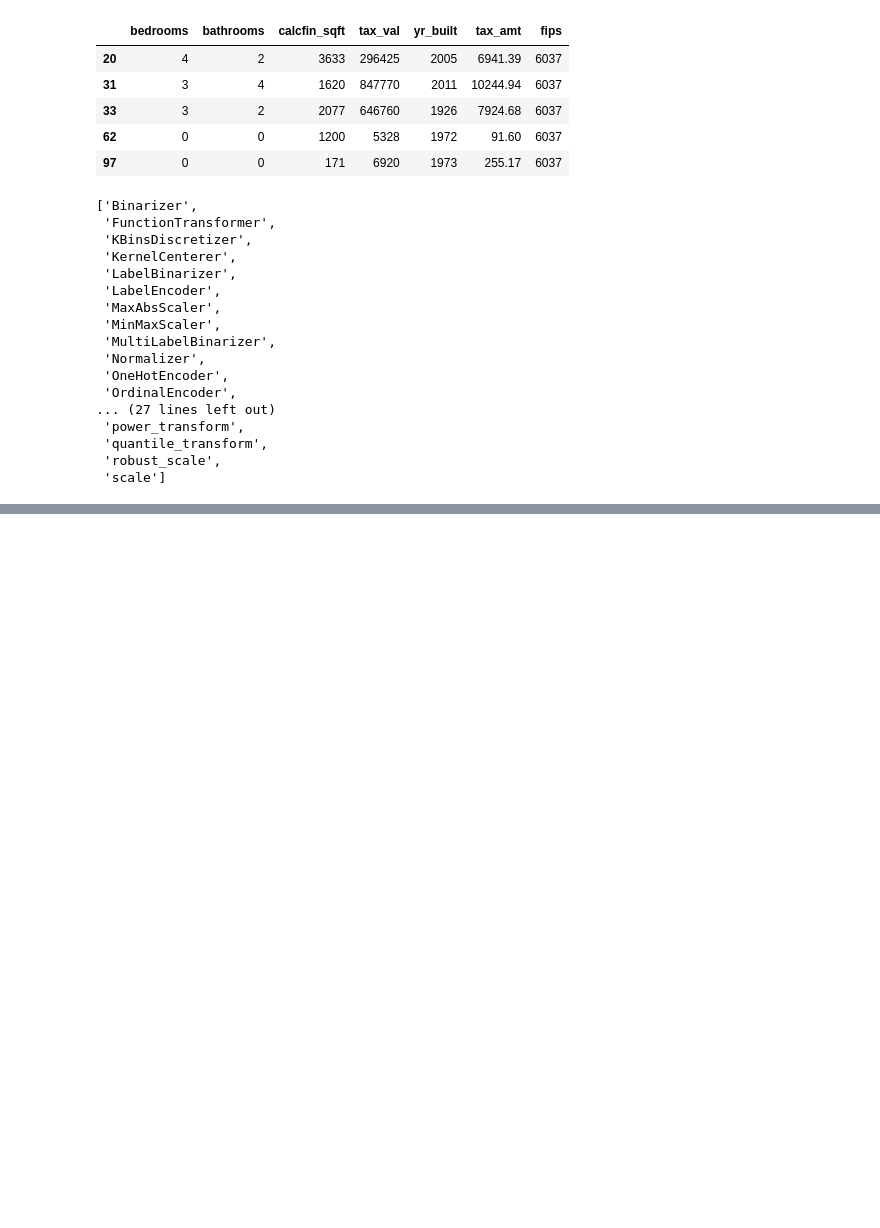
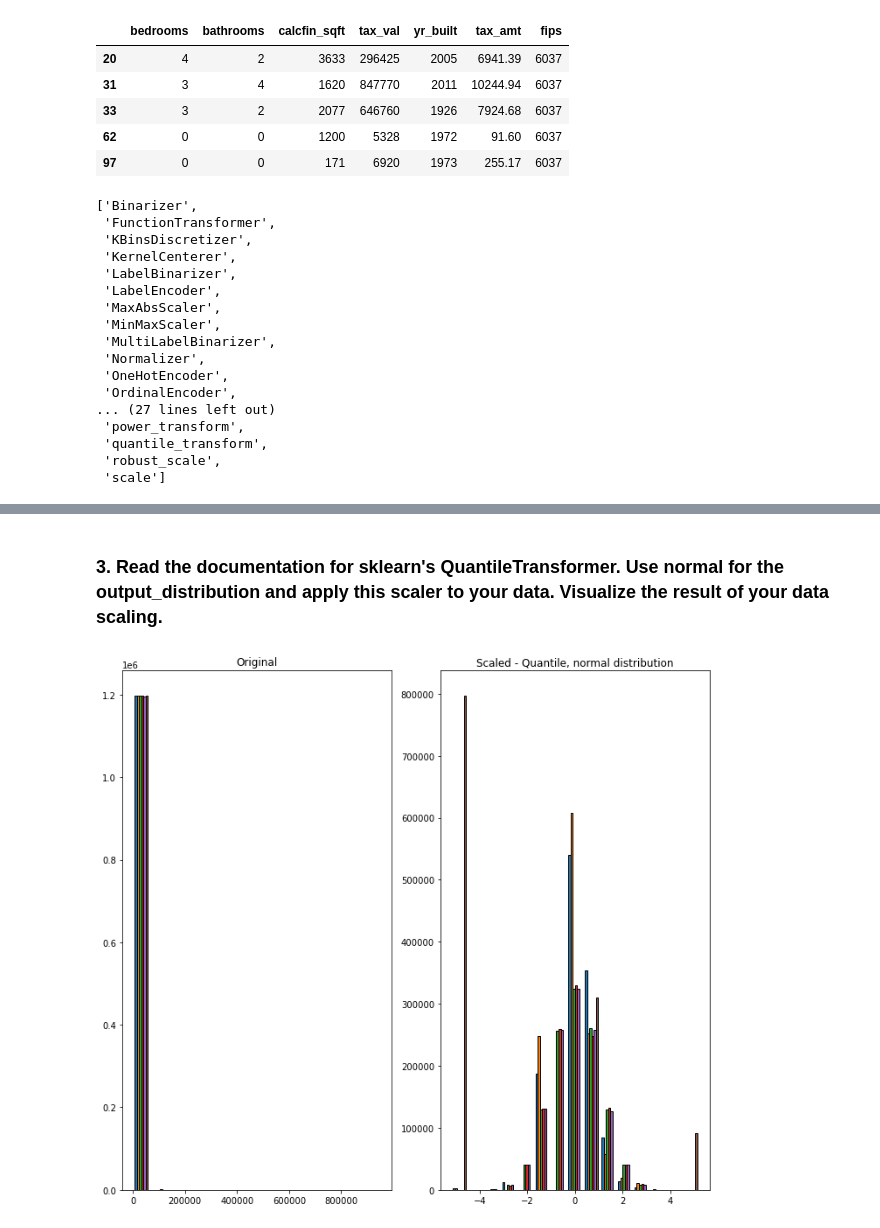
Before and after one commit to tarrencen/regression-exercises, a Jupyter notebook: scaling.ipynb, the cells around one changed output, grey strips where cells are left out. Cells and saved outputs as stored; diff of their text form; code cells hidden in the pictures; blank space fills up the shorter version.

Commit message:
Scaling exercises thru 4

```diff
--- a/scaling.ipynb
+++ b/scaling.ipynb
@@ -92,0 +213,20 @@ X_test_mm_scaled = min_max.transform(X_test)
+# %% [markdown]
+### 3. Read the documentation for sklearn's QuantileTransformer. Use normal for the output_distribution and apply this scaler to your data. Visualize the result of your data scaling.
+# %%
+quant_scaler = scale.QuantileTransformer(output_distribution='normal')
+quant_scaler.fit(X_train)
+
+X_train_quant_scaled = quant_scaler.transform(X_train)
+
+plt.figure(figsize=(15,9))
+plt.subplot(131)
+plt.hist(X_train, bins=15, ec='black')
+plt.title('Original')
+
+plt.subplot(132)
+plt.hist(X_train_quant_scaled, bins=15, ec='black')
+plt.title('Scaled - Quantile, normal distribution')
+
+plt.tight_layout()
+# %% [output]
+[figure, added]
```
Also changed, not shown: parts of 12 cells of this notebook.
